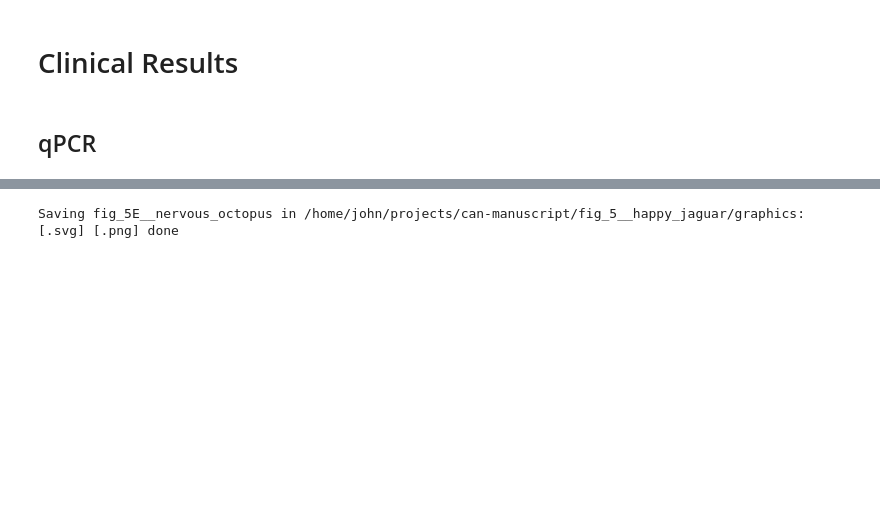
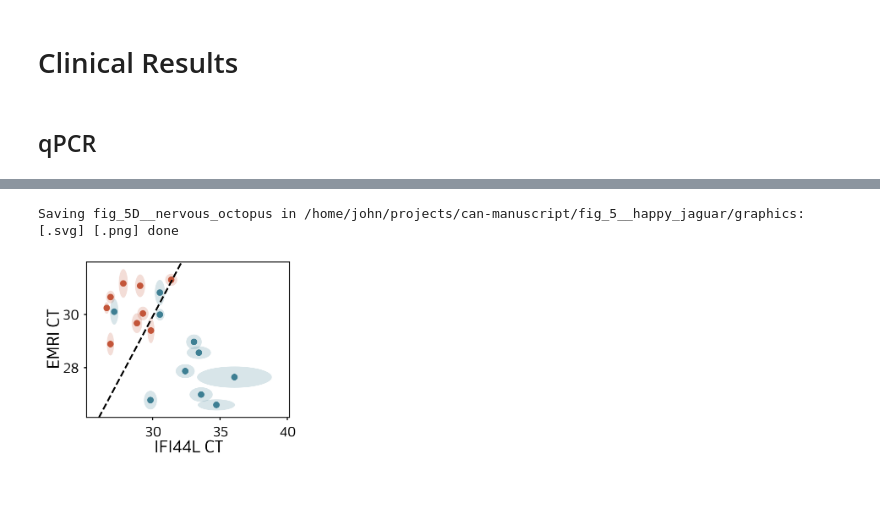
Before and after one commit to JohnGoertz/can-manuscript, a Jupyter notebook: fig_5__happy_jaguar/code/fig_5__happy_jaguar__febrile_signature_experimental.ipynb, the cells around one changed output, grey strips where cells are left out. Drawn from its saved outputs; the diff is of its cells as text; code cells hidden in the pictures; blank space fills up the shorter version.

```diff
--- a/fig_5__happy_jaguar/code/fig_5__happy_jaguar__febrile_signature_experimental.ipynb
+++ b/fig_5__happy_jaguar/code/fig_5__happy_jaguar__febrile_signature_experimental.ipynb
@@ -389,3 +376,21 @@ CTs_1ng = pd.merge(
 )
 # %% [markdown]
 ## qPCR
+# %%
+palette = sns.diverging_palette(20, 220, n=2)
+
+CTs = CTs_1ng.replace(
+    {
+        "Phenotype": {
+            "Definite Bacterial": "Bacterial",
+            "Definite Viral": "Viral",
+        }
+    }
+).rename(columns={"CT_IFI44L": "IFI44L", "CT_EMRI": "EMRI", "Code": "Sample"})
+
+CTs_mean = CTs.groupby(["Sample", "Phenotype"]).agg("mean")
+CTs_sd = CTs.groupby(["Sample", "Phenotype"]).agg("std")
+CTs_mean_sd = CTs.groupby(["Sample", "Phenotype"]).agg(["mean", "std"]).reset_index()
+CTs_mean_sd.columns = [
+    "_".join([n for n in tpl if n != ""]) for tpl in CTs_mean_sd.columns.to_flat_index()
+]
@@ -392,64 +464,60 @@ CTs_1ng = pd.merge(
 # %%
-fig = plt.figure()
-palette = sns.diverging_palette(220, 20, n=2)
-
-CTs = CTs_1ng.replace(
-    {
-        "Phenotype": {
-            "Definite Bacterial": "Bacterial",
-            "Definite Viral": "Viral",
-        }
-    }
-).rename(columns={"CT_IFI44L": "IFI44L", "CT_EMRI": "EMRI", "Code": "Sample"})
-
-CTs_mean = CTs.groupby(["Sample", "Phenotype"]).agg("mean")
-CTs_sd = CTs.groupby(["Sample", "Phenotype"]).agg("std")
-
 l_ = (CTs_mean - 1.96 * CTs_sd).reset_index()
 u_ = (CTs_mean + 1.96 * CTs_sd).reset_index()
-CTs_mean = CTs_mean.reset_index()
+# CTs_mean = CTs_mean.reset_index()
 
-sns.scatterplot(
+fig = plt.figure()
+
+ax = sns.scatterplot(
     data=(CTs.groupby(["Sample", "Phenotype"]).agg("mean")),
     x="IFI44L",
     y="EMRI",
     hue="Phenotype",
+    hue_order=["Viral", "Bacterial"],
     palette=palette,
     s=4**2,
 )
 plt.legend().remove()
 
+
 from matplotlib.patches import Ellipse, Rectangle
 
-for Dx, color in zip(["Bacterial", "Viral"], palette):
+for Dx, color in zip(["Viral", "Bacterial"], palette):
     l = l_[l_.Phenotype == Dx]
-    c = CTs_mean[CTs_mean.Phenotype == Dx]
+    c = CTs_mean.reset_index()[CTs_mean.reset_index().Phenotype == Dx]
     u = u_[u_.Phenotype == Dx]
-
-    #     plt.plot(c.IFI44L.values, c.EMRI.values, color=color, ls='None', marker='o')
-    ax = plt.gca()
 
     for sample in c.Sample.unique():
         for sdm in [1]:
             ellipse = Ellipse(
                 xy=(
                     c[c.Sample == sample].IFI44L.values,
                     c[c.Sample == sample].EMRI.values,
                 ),
                 width=(
                     u[u.Sample == sample].IFI44L - l[l.Sample == sample].IFI44L
                 ).values
                 * sdm,
                 height=(u[u.Sample == sample].EMRI - l[l.Sample == sample].EMRI).values
                 * sdm,
                 fc=color,
                 alpha=0.2,
             )
             ax.add_patch(ellipse)
 
-plt.title("Standard qPCR CTs", fontname="BreveSansText-Light", fontsize=10, pad=2)
-format_fig(fig, figsize=figsize, mar_l=0.3, mar_t=0.2, mar_b=0.5)
+xl = ax.get_xlim()
+yl = ax.get_ylim()
+db_ifi44l = np.linspace(*xl, 10)
+db_emri = decision_boundary(db_ifi44l)
+ax.plot(db_ifi44l, db_emri, "k--")
+ax.set_ylim(yl)
 
-savefig(fig, alias="nervous_octopus")
+# ax.set_title("Standard qPCR CTs", fontname="BreveSansText-Light", fontsize=10, pad=2)
+ax.set_xlabel("IFI44L CT", labelpad=0)
+ax.set_ylabel("EMRI CT", labelpad=0)
+format_fig(fig, figsize=(width, height+0.1), mar_l=0.3, mar_r=0.3, mar_t=0.05, mar_b=0.75)
+
+savefig(fig, alias="nervous_octopus", display_width_inches=0.5)
 # %% [output]
-Saving fig_5E__nervous_octopus in /home/john/projects/can-manuscript/fig_5__happy_jaguar/graphics: [.svg] [.png] done
+Saving fig_5D__nervous_octopus in /home/john/projects/can-manuscript/fig_5__happy_jaguar/graphics: [.svg] [.png] done
+[figure, added]
```
Also changed, not shown: parts of 15 cells of this notebook, 26 other files.
